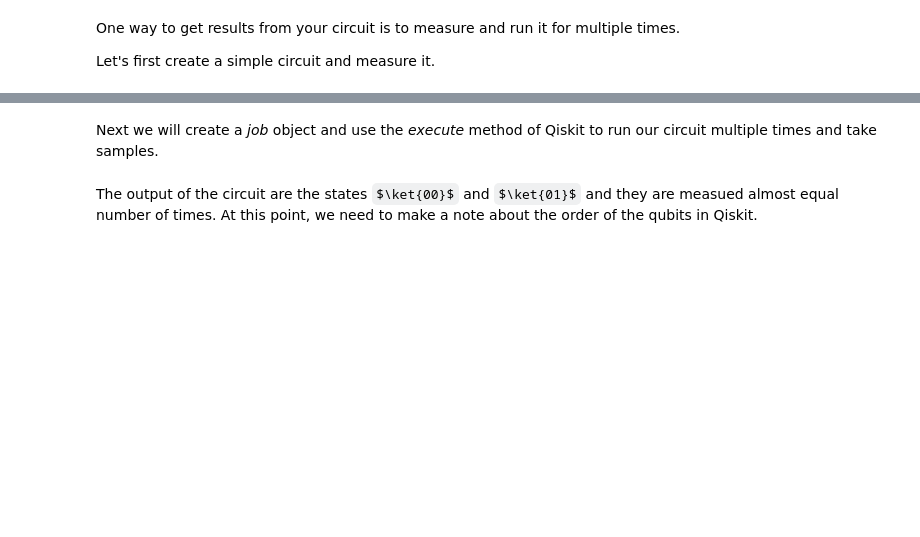
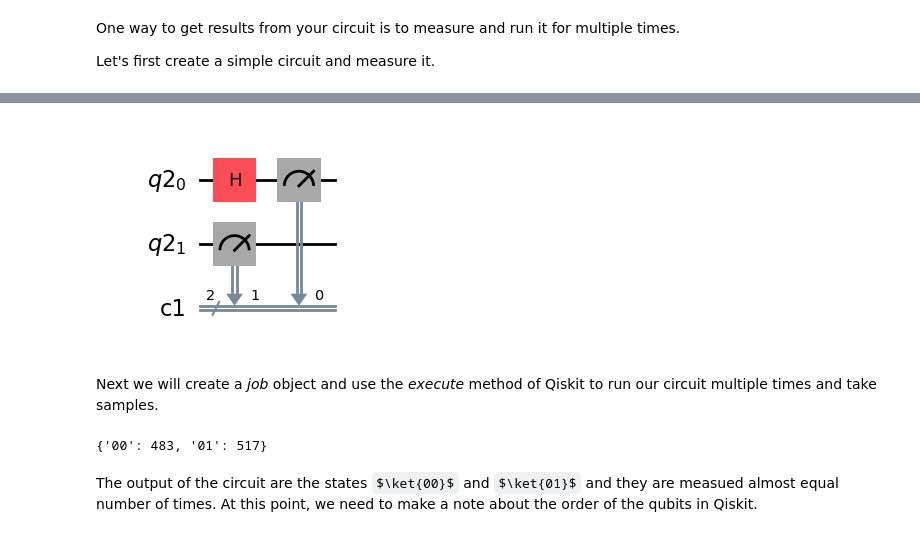
Before and after one commit to sbbzplt/QWorld-Nickel, a Jupyter notebook: nickel/A00_Qiskit_Introduction.ipynb, the cells around one changed output, grey strips where cells are left out. Saved outputs shown, nothing was run; the diff lists cells and outputs as text; code cells hidden in the pictures; some formulas as TeX source; blank space fills up the shorter version.

```diff
--- a/nickel/A00_Qiskit_Introduction.ipynb
+++ b/nickel/A00_Qiskit_Introduction.ipynb
@@ -207,20 +233,26 @@ circuit.measure(qreg,creg)
+# %%
+circuit.draw("mpl")
+# %% [output]
+[figure, added]
 # %% [markdown]
 Next we will create a _job_ object and use the _execute_ method of Qiskit to run our circuit multiple times and take samples.
 # %%
 # We will use the method "execute" and the object "Aer" from qiskit library
-from qiskit import execute, Aer
+from qiskit_aer import AerSimulator
 
 # This is the local simulator
-simulator = Aer.get_backend('qasm_simulator')
+simulator = AerSimulator()
 
 # circuit is the name of the circuit to be run
 # simulator is the backend on which the simulation will be done
 # Shots is the how many times we want to run the circuit
-job = execute(circuit,simulator,shots=1000)
+job = simulator.run(circuit,shots=1000)
 
 # Get the results as a dictionary
 counts = job.result().get_counts(circuit)
 print(counts)
+# %% [output]
+{'00': 483, '01': 517}
 # %% [markdown]
 The output of the circuit are the states $\ket{00}$ and $\ket{01}$ and they are measued almost equal number of times. At this point, we need to make a note about the order of the qubits in Qiskit.
 # %% [markdown]
```
Also changed, not shown: parts of 15 cells of this notebook.
